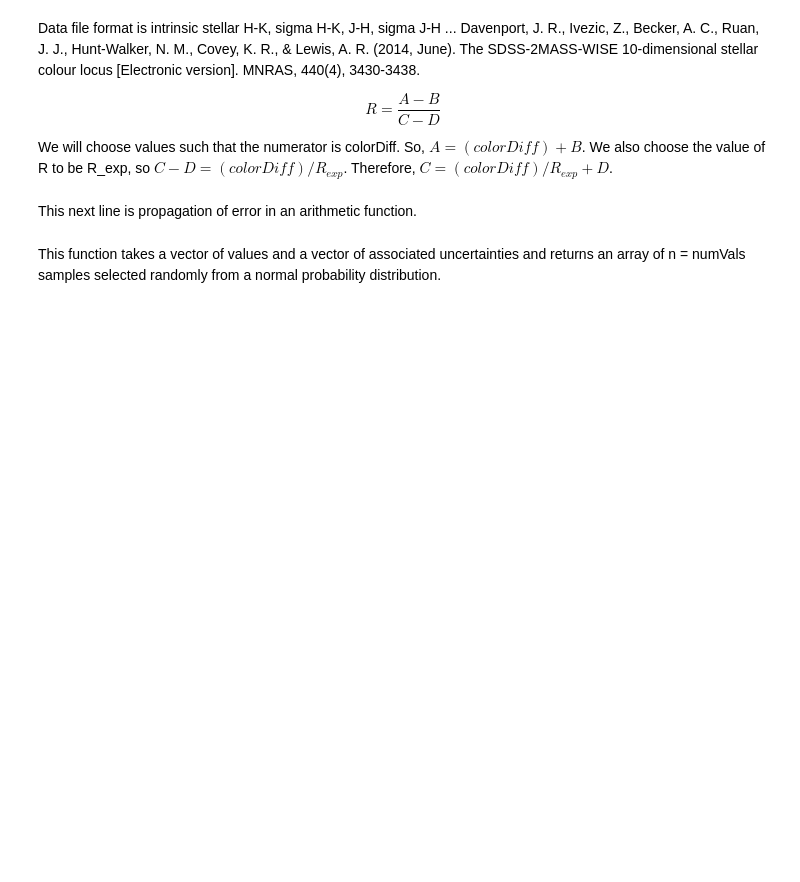
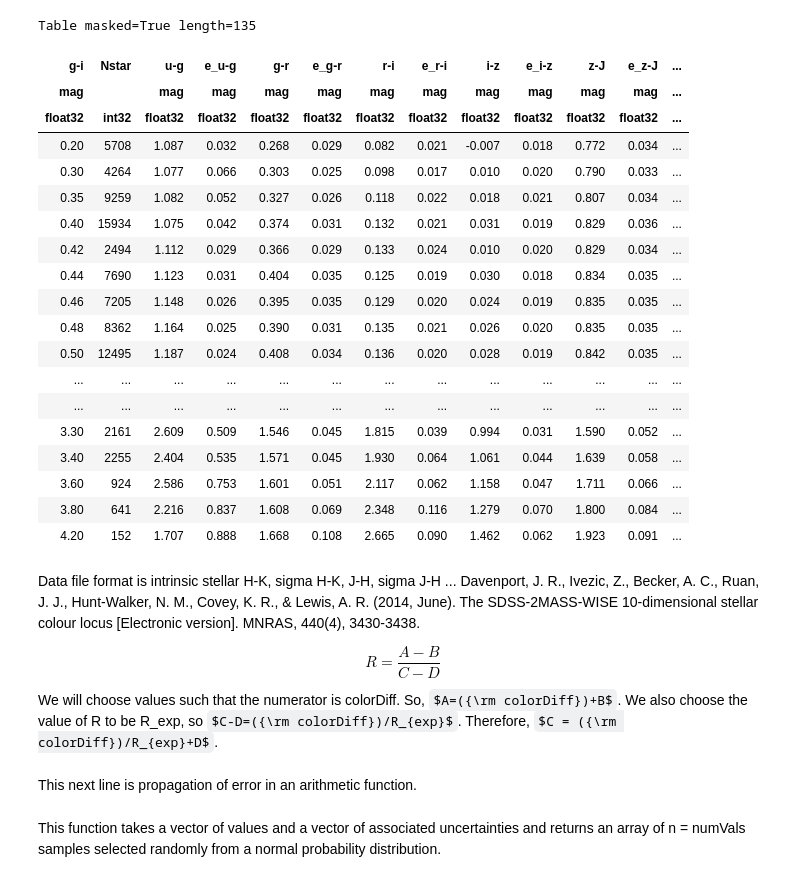
Before and after one commit to shumans/R-uncertainty, a Jupyter notebook: MonteCarloModeling.ipynb, the cells around one changed output. Drawn from its saved outputs; the diff is of its cells as text; code cells hidden in the pictures; some formulas as TeX source; blank space fills up the shorter version.

```diff
--- a/MonteCarloModeling.ipynb
+++ b/MonteCarloModeling.ipynb
@@ -58,6 +52,28 @@ R_exp = 1.6
 # %%
 catalog_list = Vizier.find_catalogs('Davenport+')
 Vizier.ROW_LIMIT = rowLimit
 catalog = Vizier.get_catalogs(data)
 
 starData = catalog[data+'/table1']
+starData
+# %% [output]
+Table masked=True length=135
+| g-i | Nstar | u-g | e_u-g | g-r | e_g-r | r-i | e_r-i | i-z | e_i-z | z-J | e_z-J | ... |
+| mag |  | mag | mag | mag | mag | mag | mag | mag | mag | mag | mag | ... |
+| float32 | int32 | float32 | float32 | float32 | float32 | float32 | float32 | float32 | float32 | float32 | float32 | ... |
+| 0.20 | 5708 | 1.087 | 0.032 | 0.268 | 0.029 | 0.082 | 0.021 | -0.007 | 0.018 | 0.772 | 0.034 | ... |
+| 0.30 | 4264 | 1.077 | 0.066 | 0.303 | 0.025 | 0.098 | 0.017 | 0.010 | 0.020 | 0.790 | 0.033 | ... |
+| 0.35 | 9259 | 1.082 | 0.052 | 0.327 | 0.026 | 0.118 | 0.022 | 0.018 | 0.021 | 0.807 | 0.034 | ... |
+| 0.40 | 15934 | 1.075 | 0.042 | 0.374 | 0.031 | 0.132 | 0.021 | 0.031 | 0.019 | 0.829 | 0.036 | ... |
+| 0.42 | 2494 | 1.112 | 0.029 | 0.366 | 0.029 | 0.133 | 0.024 | 0.010 | 0.020 | 0.829 | 0.034 | ... |
+| 0.44 | 7690 | 1.123 | 0.031 | 0.404 | 0.035 | 0.125 | 0.019 | 0.030 | 0.018 | 0.834 | 0.035 | ... |
+| 0.46 | 7205 | 1.148 | 0.026 | 0.395 | 0.035 | 0.129 | 0.020 | 0.024 | 0.019 | 0.835 | 0.035 | ... |
+| 0.48 | 8362 | 1.164 | 0.025 | 0.390 | 0.031 | 0.135 | 0.021 | 0.026 | 0.020 | 0.835 | 0.035 | ... |
+| 0.50 | 12495 | 1.187 | 0.024 | 0.408 | 0.034 | 0.136 | 0.020 | 0.028 | 0.019 | 0.842 | 0.035 | ... |
+| ... | ... | ... | ... | ... | ... | ... | ... | ... | ... | ... | ... | ... |
+| ... | ... | ... | ... | ... | ... | ... | ... | ... | ... | ... | ... | ... |
+| 3.30 | 2161 | 2.609 | 0.509 | 1.546 | 0.045 | 1.815 | 0.039 | 0.994 | 0.031 | 1.590 | 0.052 | ... |
+| 3.40 | 2255 | 2.404 | 0.535 | 1.571 | 0.045 | 1.930 | 0.064 | 1.061 | 0.044 | 1.639 | 0.058 | ... |
+| 3.60 | 924 | 2.586 | 0.753 | 1.601 | 0.051 | 2.117 | 0.062 | 1.158 | 0.047 | 1.711 | 0.066 | ... |
+| 3.80 | 641 | 2.216 | 0.837 | 1.608 | 0.069 | 2.348 | 0.116 | 1.279 | 0.070 | 1.800 | 0.084 | ... |
+| 4.20 | 152 | 1.707 | 0.888 | 1.668 | 0.108 | 2.665 | 0.090 | 1.462 | 0.062 | 1.923 | 0.091 | ... |
@@ -84,5 +85,5 @@ $$
 R = \frac{A-B}{C-D}
 $$
 
-We will choose values such that the numerator is colorDiff.  So, $A=(colorDiff)+B$.  We also choose the value of R to be R_exp, so $C-D=(colorDiff)/R_{exp}$.  Therefore, $C = (colorDiff)/R_{exp}+D$.
+We will choose values such that the numerator is colorDiff.  So, $A=({\rm colorDiff})+B$.  We also choose the value of R to be R_exp, so $C-D=({\rm colorDiff})/R_{exp}$.  Therefore, $C = ({\rm colorDiff})/R_{exp}+D$.
 # %%
```
Also changed, not shown: parts of 11 cells of this notebook, 1 other file.
